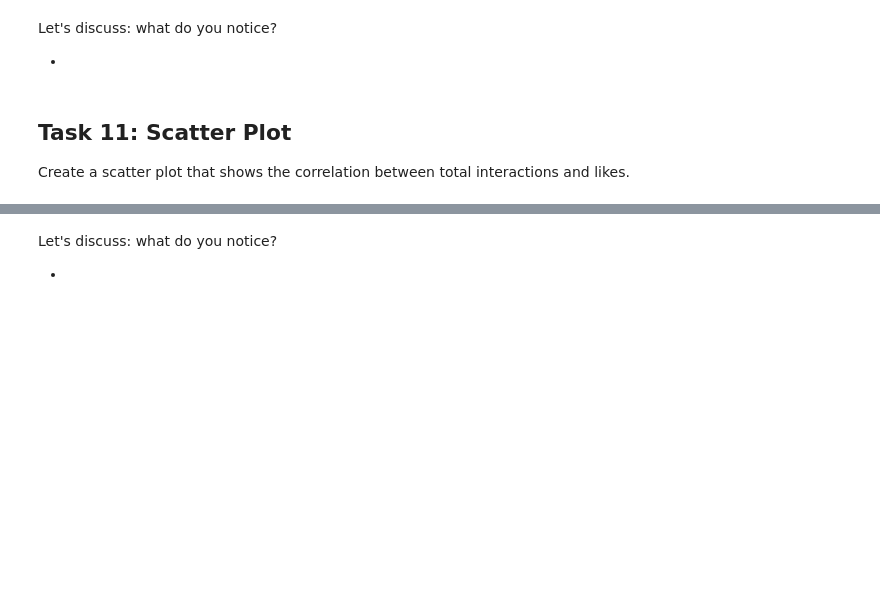
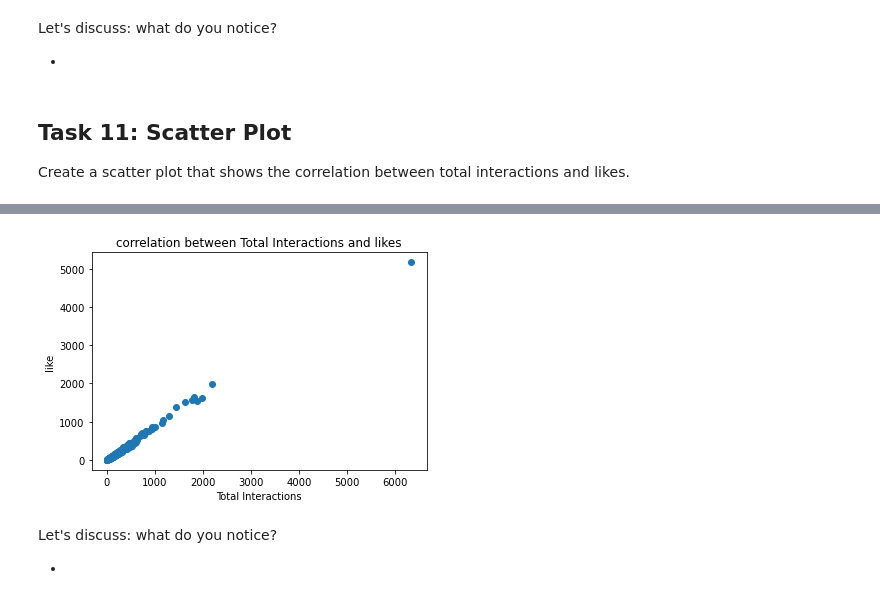
Before and after one commit to tkhendrix22/NYC-DS-091922, a Jupyter notebook: CodeChallengeReviews/Phase1/P1-Code-Challenge-Review.ipynb, the cells around one changed output, grey strips where cells are left out. Drawn from its saved outputs; the diff is of its cells as text; code cells hidden in the pictures; blank space fills up the shorter version.

```diff
--- a/CodeChallengeReviews/Phase1/P1-Code-Challenge-Review.ipynb
+++ b/CodeChallengeReviews/Phase1/P1-Code-Challenge-Review.ipynb
@@ -400,3 +388,15 @@ SyntaxError: EOL while scanning string literal (<ipython-input-131-1b4a10b03ef9>
+# %%
+import matplotlib.pyplot as plt
+x = df['Total Interactions']
+y = df['like']
+#print(np.corrcoef(x, y))
+plt.scatter(x, y)
+plt.title('correlation between Total Interactions and likes')
+plt.xlabel('Total Interactions')
+plt.ylabel('like')
+plt.show()
+# %% [output]
+[figure, added]
 # %% [markdown]
 Let's discuss: what do you notice?
 
```
Also changed, not shown: parts of 6 cells of this notebook.
